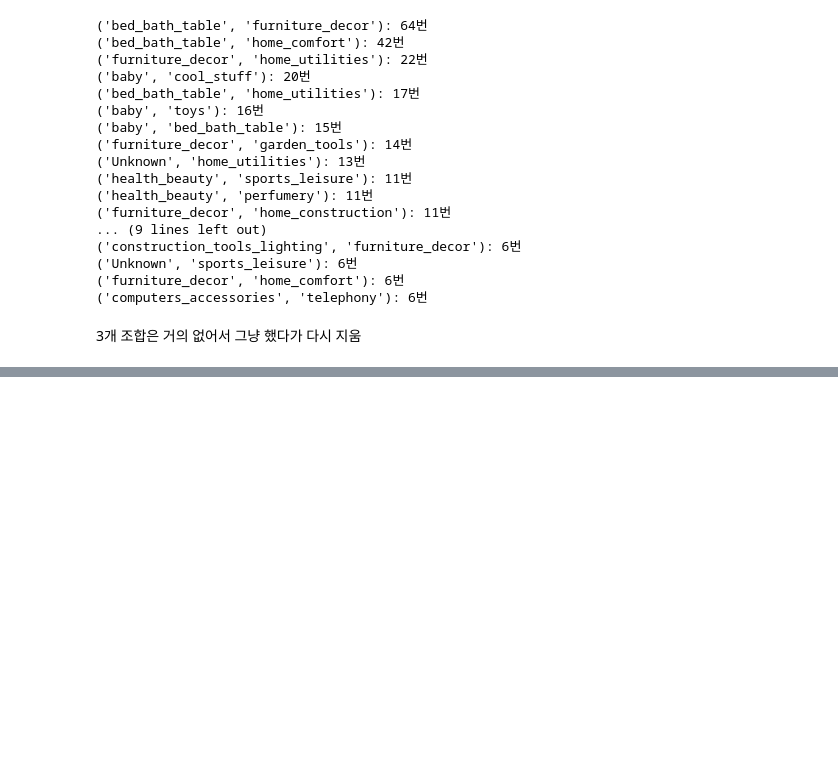
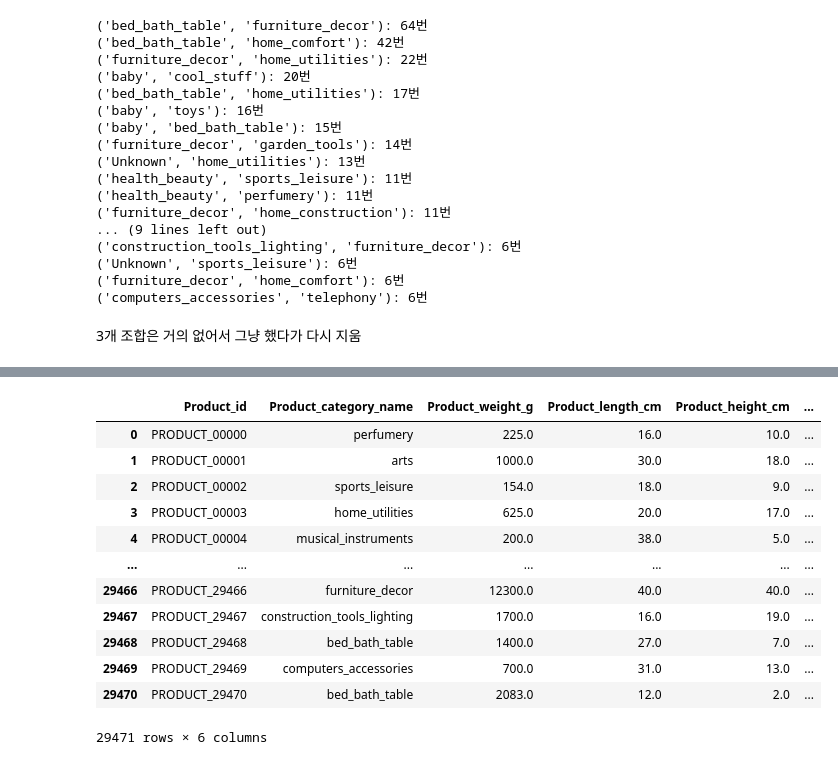
Before and after one commit to jiin124/KPI_Dacon_2024, a Jupyter notebook: aov.ipynb, the cells around one changed output, grey strips where cells are left out. Drawn from its saved outputs; the diff is of its cells as text; code cells hidden in the pictures; blank space fills up the shorter version.

```diff
--- a/aov.ipynb
+++ b/aov.ipynb
@@ -1043,0 +1042,16 @@ for combo, count in most_common_combos:
+# %%
+products
+# %% [output]
+|  | Product_id | Product_category_name | Product_weight_g | Product_length_cm | Product_height_cm | ... |
+| 0 | PRODUCT_00000 | perfumery | 225.0 | 16.0 | 10.0 | ... |
+| 1 | PRODUCT_00001 | arts | 1000.0 | 30.0 | 18.0 | ... |
+| 2 | PRODUCT_00002 | sports_leisure | 154.0 | 18.0 | 9.0 | ... |
+| 3 | PRODUCT_00003 | home_utilities | 625.0 | 20.0 | 17.0 | ... |
+| 4 | PRODUCT_00004 | musical_instruments | 200.0 | 38.0 | 5.0 | ... |
+| ... | ... | ... | ... | ... | ... | ... |
+| 29466 | PRODUCT_29466 | furniture_decor | 12300.0 | 40.0 | 40.0 | ... |
+| 29467 | PRODUCT_29467 | construction_tools_lighting | 1700.0 | 16.0 | 19.0 | ... |
+| 29468 | PRODUCT_29468 | bed_bath_table | 1400.0 | 27.0 | 7.0 | ... |
+| 29469 | PRODUCT_29469 | computers_accessories | 700.0 | 31.0 | 13.0 | ... |
+| 29470 | PRODUCT_29470 | bed_bath_table | 2083.0 | 12.0 | 2.0 | ... |
+29471 rows × 6 columns
```
Also changed, not shown: parts of 18 cells of this notebook, 3 other files.
